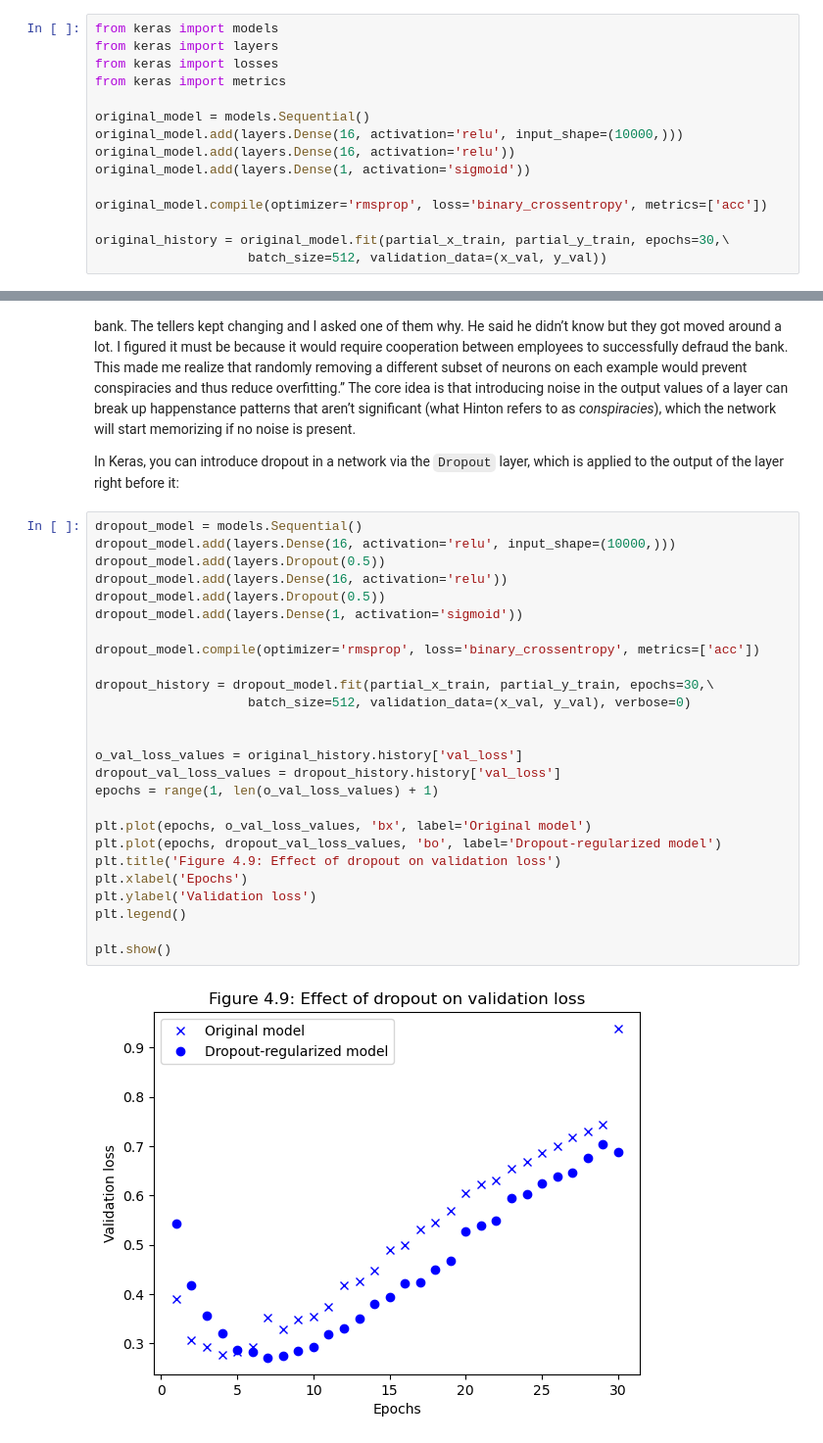
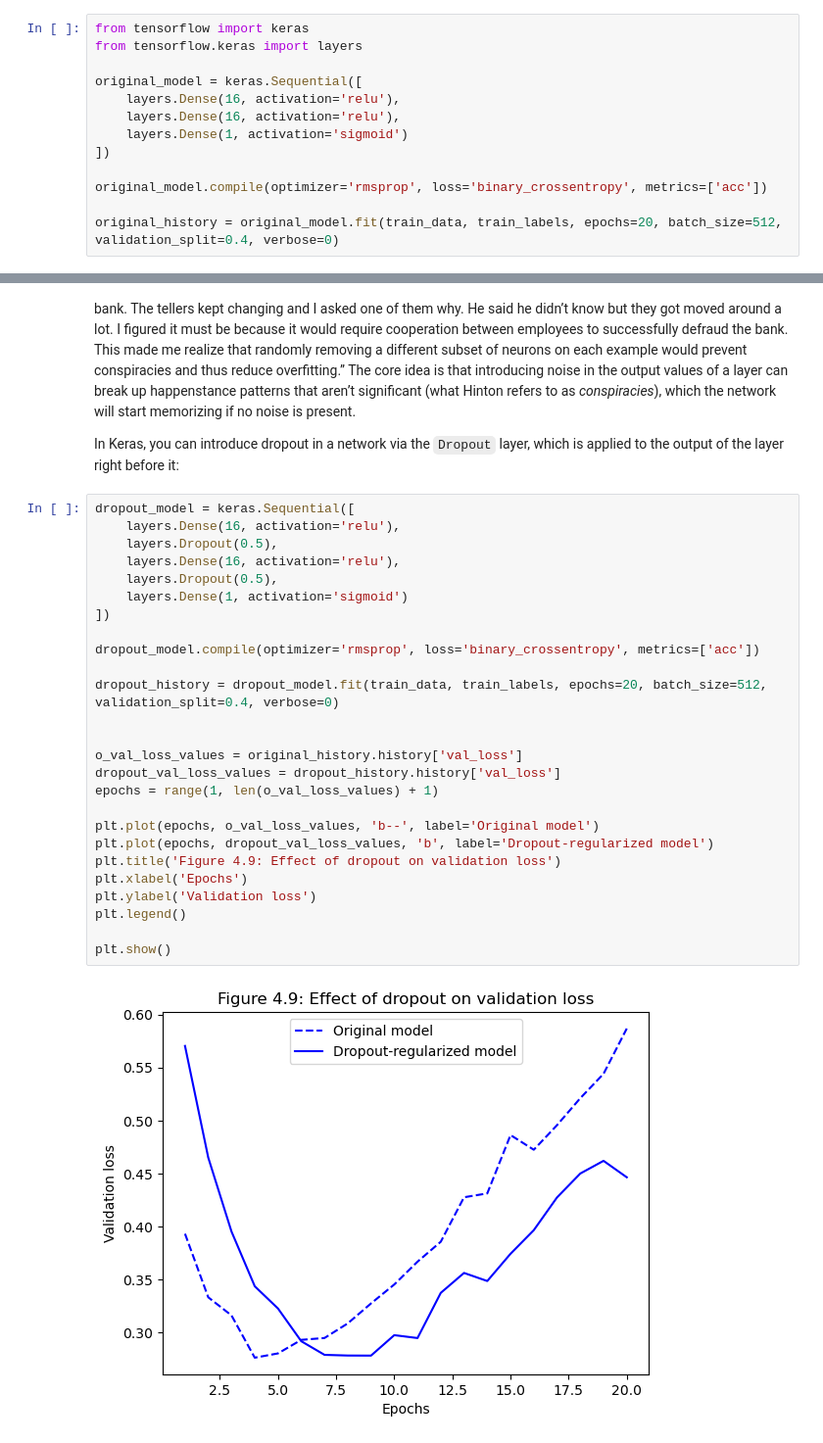
Before and after one commit to HyuugaKojiro1612/deep-learning-with-python, a Jupyter notebook: 5_4_4_model_regularization.ipynb, the cells around one changed output, grey strips where cells are left out. Shown at 98% size. Saved outputs shown, nothing was run; the diff lists cells and outputs as text.

```diff
--- a/5_4_4_model_regularization.ipynb
+++ b/5_4_4_model_regularization.ipynb
@@ -61,17 +46,15 @@ test: 25000
 # %% [markdown]
 ### *Original model*
 # %%
-from keras import models
-from keras import layers
-from keras import losses
-from keras import metrics
+from tensorflow import keras
+from tensorflow.keras import layers
 
-original_model = models.Sequential()
-original_model.add(layers.Dense(16, activation='relu', input_shape=(10000,)))
-original_model.add(layers.Dense(16, activation='relu'))
-original_model.add(layers.Dense(1, activation='sigmoid'))
+original_model = keras.Sequential([
+    layers.Dense(16, activation='relu'),
+    layers.Dense(16, activation='relu'),
+    layers.Dense(1, activation='sigmoid')
+])
 
 original_model.compile(optimizer='rmsprop', loss='binary_crossentropy', metrics=['acc'])
 
-original_history = original_model.fit(partial_x_train, partial_y_train, epochs=30,\
-                    batch_size=512, validation_data=(x_val, y_val))
+original_history = original_model.fit(train_data, train_labels, epochs=20, batch_size=512, validation_split=0.4, verbose=0)
@@ -333,33 +202,33 @@ subset of neurons on each example would prevent conspiracies and thus reduce ove
 
  In Keras, you can introduce dropout in a network via the `Dropout` layer, which is applied to the output of the layer right before it:
 # %%
-dropout_model = models.Sequential()
-dropout_model.add(layers.Dense(16, activation='relu', input_shape=(10000,)))
-dropout_model.add(layers.Dropout(0.5))
-dropout_model.add(layers.Dense(16, activation='relu'))
-dropout_model.add(layers.Dropout(0.5))
-dropout_model.add(layers.Dense(1, activation='sigmoid'))
+dropout_model = keras.Sequential([
+    layers.Dense(16, activation='relu'),
+    layers.Dropout(0.5),
+    layers.Dense(16, activation='relu'),
+    layers.Dropout(0.5),
+    layers.Dense(1, activation='sigmoid')
+])
 
 dropout_model.compile(optimizer='rmsprop', loss='binary_crossentropy', metrics=['acc'])
 
-dropout_history = dropout_model.fit(partial_x_train, partial_y_train, epochs=30,\
-                    batch_size=512, validation_data=(x_val, y_val), verbose=0)
+dropout_history = dropout_model.fit(train_data, train_labels, epochs=20, batch_size=512, validation_split=0.4, verbose=0)
 
 
 o_val_loss_values = original_history.history['val_loss']
 dropout_val_loss_values = dropout_history.history['val_loss']
 epochs = range(1, len(o_val_loss_values) + 1)
 
-plt.plot(epochs, o_val_loss_values, 'bx', label='Original model')
-plt.plot(epochs, dropout_val_loss_values, 'bo', label='Dropout-regularized model')
+plt.plot(epochs, o_val_loss_values, 'b--', label='Original model')
+plt.plot(epochs, dropout_val_loss_values, 'b', label='Dropout-regularized model')
 plt.title('Figure 4.9: Effect of dropout on validation loss')
 plt.xlabel('Epochs')
 plt.ylabel('Validation loss')
 plt.legend()
 
 plt.show()
 # %% [output]
-[figure, old version]
+[figure, new version]
 # %% [markdown]
 <div class="alert alert-block alert-info">
 To recap, these are the most common ways to prevent overfitting in neural networks:
```
Also changed, not shown: parts of 15 cells of this notebook.
